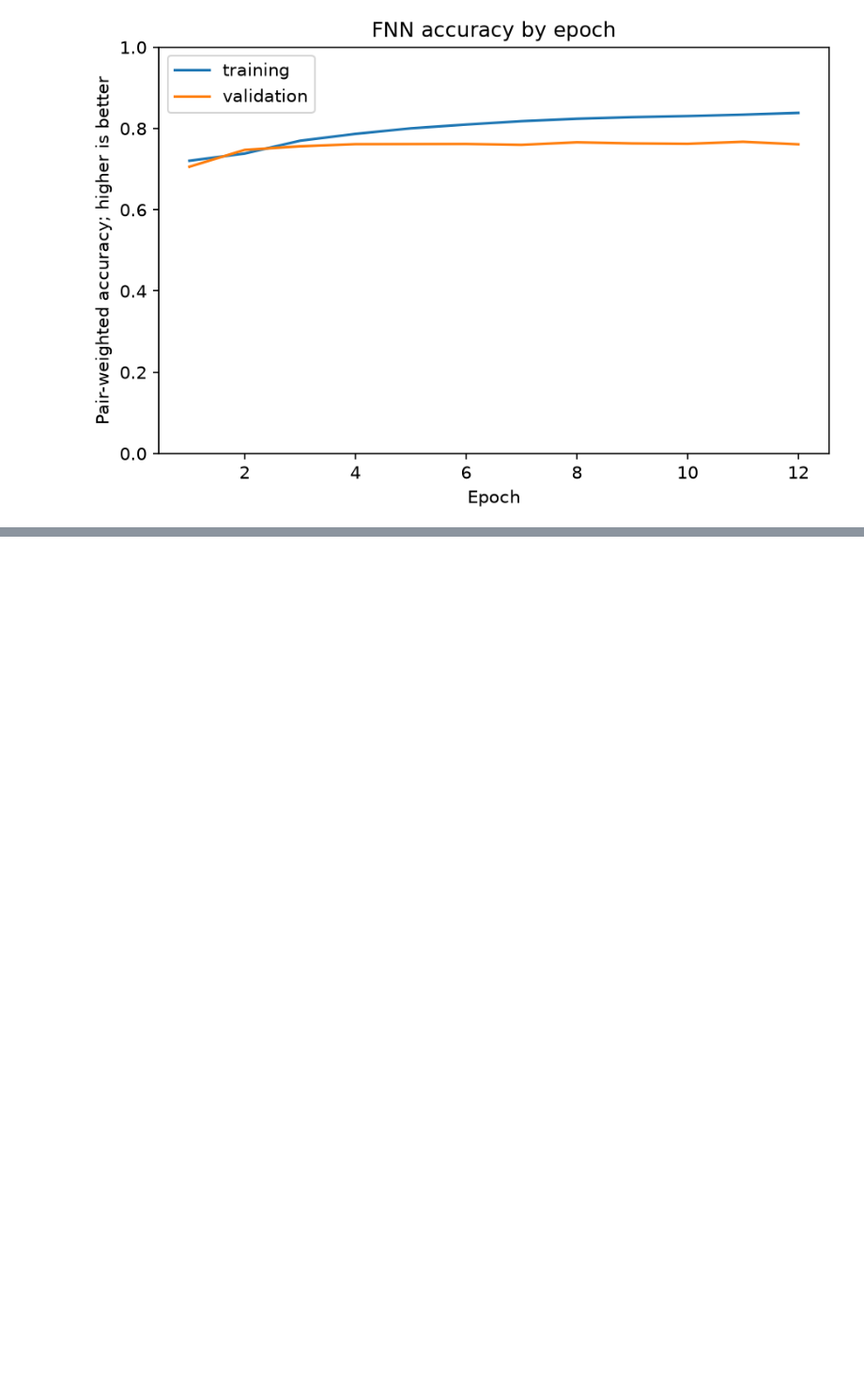
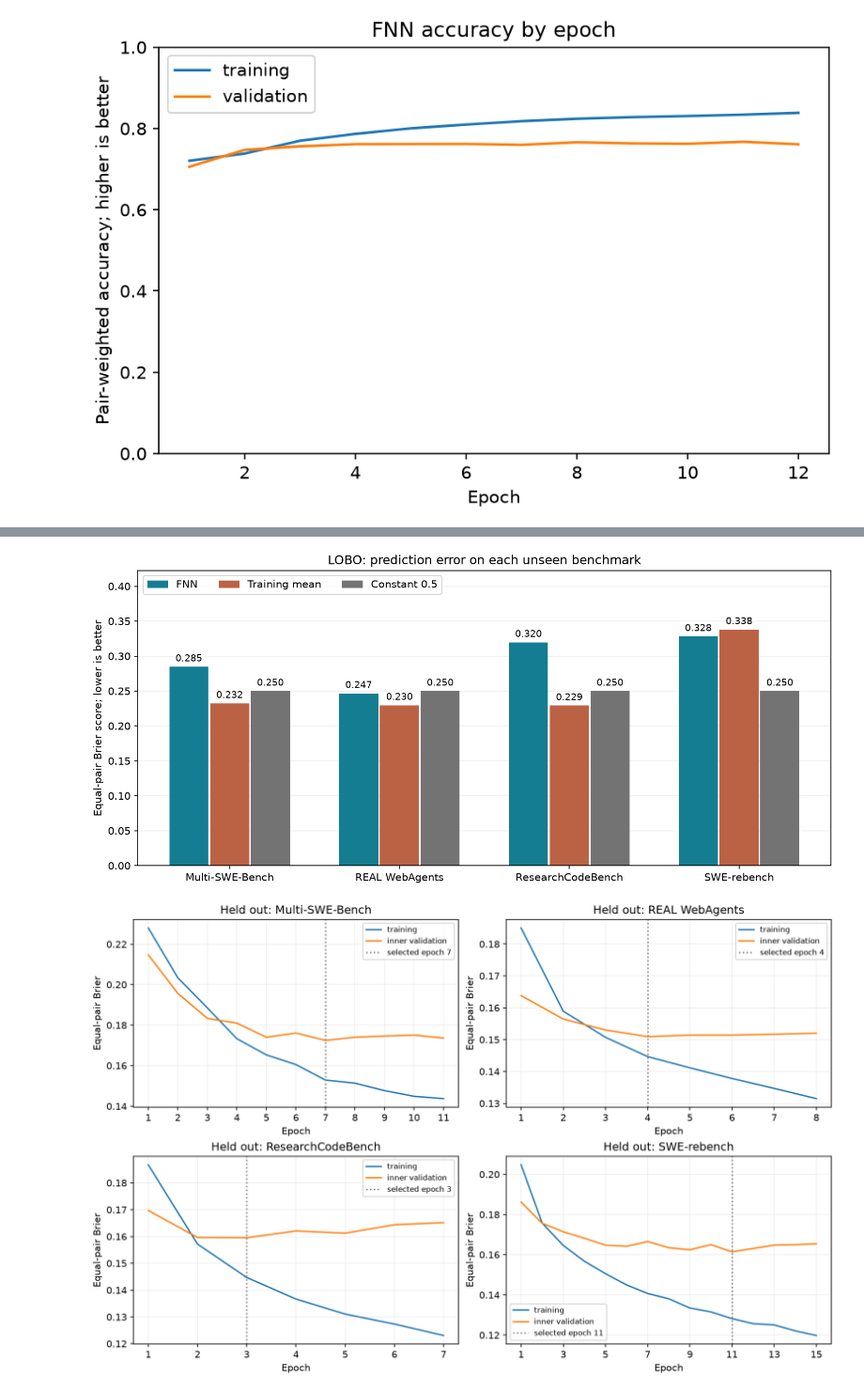
Before and after one commit to stevenwoodrum/dl-project, a Jupyter notebook: dharaneesh/Approach1_Experiments.ipynb, the cells around one changed output, grey strips where cells are left out. Shown at 94% size. Drawn from its saved outputs; the diff is of its cells as text; code cells hidden in the pictures; blank space fills up the shorter version.

Commit message:
Refit final FNN on all binary data and include LOBO results

```diff
--- a/dharaneesh/Approach1_Experiments.ipynb
+++ b/dharaneesh/Approach1_Experiments.ipynb
@@ -105,0 +114,18 @@ Validation rows: 26977
+# %%
+RUN_NEW_LOBO = False
+LOBO_RUN_NAME = 'fnn_lobo_20261019_02'
+
+if RUN_NEW_LOBO:
+    from dharaneesh.lobo import run_lobo
+    run_lobo(DATA_DIR, LOBO_RUN_NAME, epochs=20, seed=42, encoder_dir=ENCODER_DIR)
+
+lobo_dir = REPO / 'dharaneesh/results/lobo'
+lobo_summary = json.loads((lobo_dir / 'summary.json').read_text())
+lobo_scores = pd.read_csv(lobo_dir / 'fold_scores.csv')
+print('Held-out benchmark results: equal-pair Brier, lower is better')
+display(lobo_scores.pivot(index='held_out', columns='predictor', values='pair_brier').round(4))
+print('Overall averages')
+display(pd.DataFrame(lobo_summary['aggregate']).T[
+    ['pair_brier', 'benchmark_mean_brier', 'row_brier', 'row_accuracy']
+].round(4))
+print('Selected epochs:', {fold['held_out']: fold['best_epoch'] for fold in lobo_summary['folds']})
@@ -105,0 +152,6 @@ Validation rows: 26977
+# %%
+for name in ['lobo_comparison.png', 'lobo_learning_curves.png', 'lobo_calibration.png']:
+    display(Image(filename=str(lobo_dir / name)))
+# %% [output]
+[figure, added]
+[figure, added]
```
Also changed, not shown: parts of 14 cells of this notebook, 24 other files.
